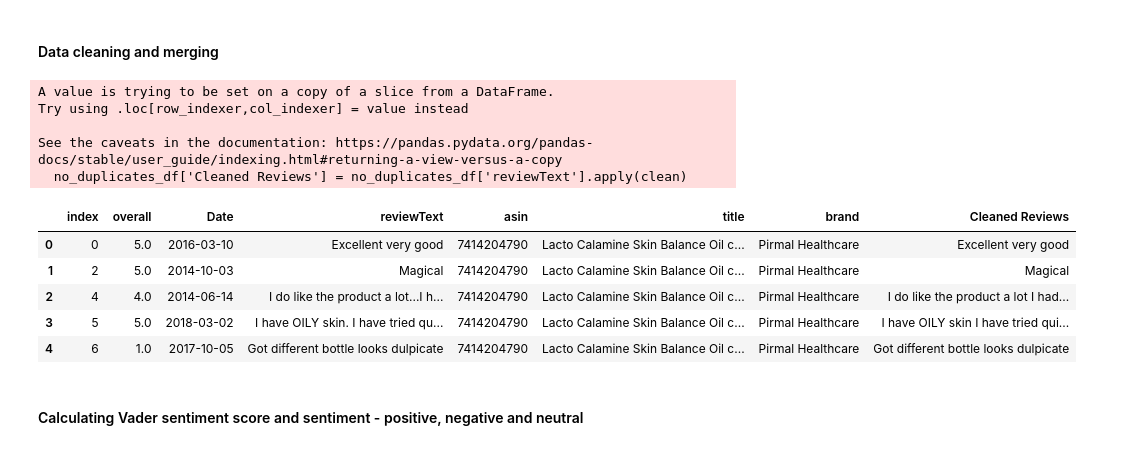
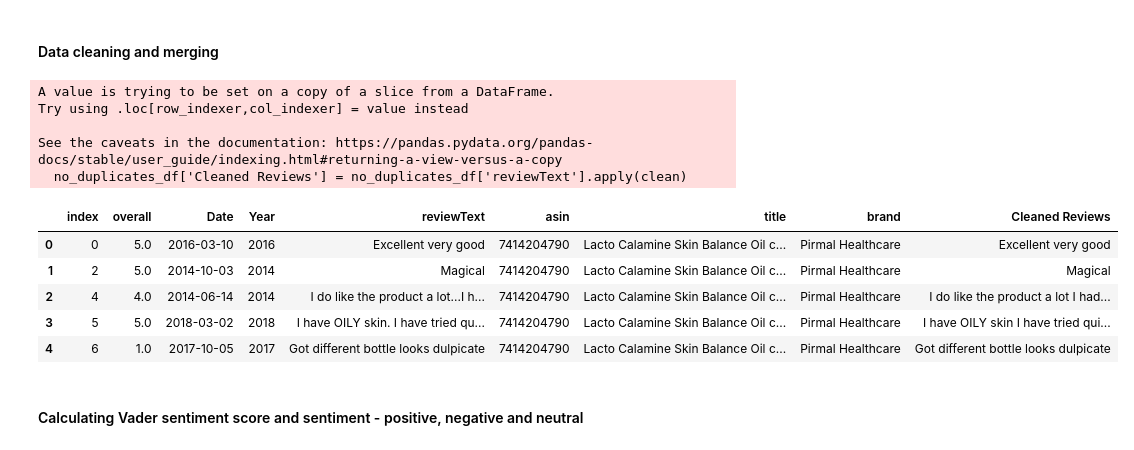
Before and after one commit to sonnypolaris/Sentiment-analysis, a Jupyter notebook: sentiment_analysis.ipynb, the cells around one changed output. Cells and saved outputs as stored; diff of their text form; code cells hidden in the pictures.

```diff
--- a/sentiment_analysis.ipynb
+++ b/sentiment_analysis.ipynb
@@ -108,8 +99,10 @@ def read_json(bucket:str,filename:str)-> T.Variant:
 
     s3 = boto3.client(
         's3',
-        aws_access_key_id = 'XXXXXXXXXXXXXX',
-        aws_secret_access_key = 'xxxxxxxxxxxxxxxxxxxxxxxxxxxxx',
+        aws_access_key_id = 'AKIATZ4MW7TR26Z6D4FX',
+        aws_secret_access_key = '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'
+        # aws_access_key_id = 'XXXXXXXXXXXXXX',
+        # aws_secret_access_key = 'xxxxxxxxxxxxxxxxxxxxxxxxxxxxx',
 
     )
 
@@ -168,38 +161,37 @@ def find_matching_keyword(title, keywords):
 # %%
 # Convert "reviewTime" column to datetime
 all_beauty_df["reviewTime"] = pd.to_datetime(all_beauty_df["reviewTime"], format="%m %d, %Y")
 
 # Extract the month and year components and combine them into a new column
 all_beauty_df["Date"] = all_beauty_df["reviewTime"].dt.date
 all_beauty_df["Year"] = all_beauty_df["reviewTime"].dt.year
-
 # Drop the original "reviewTime" column
 all_beauty_df.drop("reviewTime", axis=1, inplace=True)
 
 #merging two datasets
-merged_df = pd.merge(all_beauty_df[['overall',"Date", "reviewText","asin"]], meta_all_beauty_df[["title" ,"asin","brand"]], on="asin", how="inner")
+merged_df = pd.merge(all_beauty_df[['overall',"Date","Year", "reviewText","asin"]], meta_all_beauty_df[["title" ,"asin","brand"]], on="asin", how="inner")
 df_cleaned = merged_df.drop_duplicates('reviewText', keep=False)
 
 # Drop rows where the "title" column is null
 no_duplicates_df = df_cleaned[df_cleaned['title'] != '']
 no_duplicates_df = df_cleaned[df_cleaned['brand'] != '']
 
 # Cleaning the text in the review column
 no_duplicates_df['Cleaned Reviews'] = no_duplicates_df['reviewText'].apply(clean)
 no_duplicates_df = no_duplicates_df.reset_index()
 no_duplicates_df.head()
 # %% [output]
 A value is trying to be set on a copy of a slice from a DataFrame.
 Try using .loc[row_indexer,col_indexer] = value instead
 
 See the caveats in the documentation: https://pandas.pydata.org/pandas-docs/stable/user_guide/indexing.html#returning-a-view-versus-a-copy
   no_duplicates_df['Cleaned Reviews'] = no_duplicates_df['reviewText'].apply(clean)
-|  | index | overall | Date | reviewText | asin | title | brand | Cleaned Reviews |
-| 0 | 0 | 5.0 | 2016-03-10 | Excellent very good | 7414204790 | Lacto Calamine Skin Balance Oil c... | Pirmal Healthcare | Excellent very good |
-| 1 | 2 | 5.0 | 2014-10-03 | Magical | 7414204790 | Lacto Calamine Skin Balance Oil c... | Pirmal Healthcare | Magical |
-| 2 | 4 | 4.0 | 2014-06-14 | I do like the product a lot...I h... | 7414204790 | Lacto Calamine Skin Balance Oil c... | Pirmal Healthcare | I do like the product a lot I had... |
-| 3 | 5 | 5.0 | 2018-03-02 | I have OILY skin. I have tried qu... | 7414204790 | Lacto Calamine Skin Balance Oil c... | Pirmal Healthcare | I have OILY skin I have tried qui... |
-| 4 | 6 | 1.0 | 2017-10-05 | Got different bottle looks dulpicate | 7414204790 | Lacto Calamine Skin Balance Oil c... | Pirmal Healthcare | Got different bottle looks dulpicate |
+|  | index | overall | Date | Year | reviewText | asin | title | brand | Cleaned Reviews |
+| 0 | 0 | 5.0 | 2016-03-10 | 2016 | Excellent very good | 7414204790 | Lacto Calamine Skin Balance Oil c... | Pirmal Healthcare | Excellent very good |
+| 1 | 2 | 5.0 | 2014-10-03 | 2014 | Magical | 7414204790 | Lacto Calamine Skin Balance Oil c... | Pirmal Healthcare | Magical |
+| 2 | 4 | 4.0 | 2014-06-14 | 2014 | I do like the product a lot...I h... | 7414204790 | Lacto Calamine Skin Balance Oil c... | Pirmal Healthcare | I do like the product a lot I had... |
+| 3 | 5 | 5.0 | 2018-03-02 | 2018 | I have OILY skin. I have tried qu... | 7414204790 | Lacto Calamine Skin Balance Oil c... | Pirmal Healthcare | I have OILY skin I have tried qui... |
+| 4 | 6 | 1.0 | 2017-10-05 | 2017 | Got different bottle looks dulpicate | 7414204790 | Lacto Calamine Skin Balance Oil c... | Pirmal Healthcare | Got different bottle looks dulpicate |
 # %% [markdown]
 #### Calculating Vader sentiment score and sentiment - positive, negative and neutral
 # %%
```
Also changed, not shown: parts of 11 cells of this notebook.
